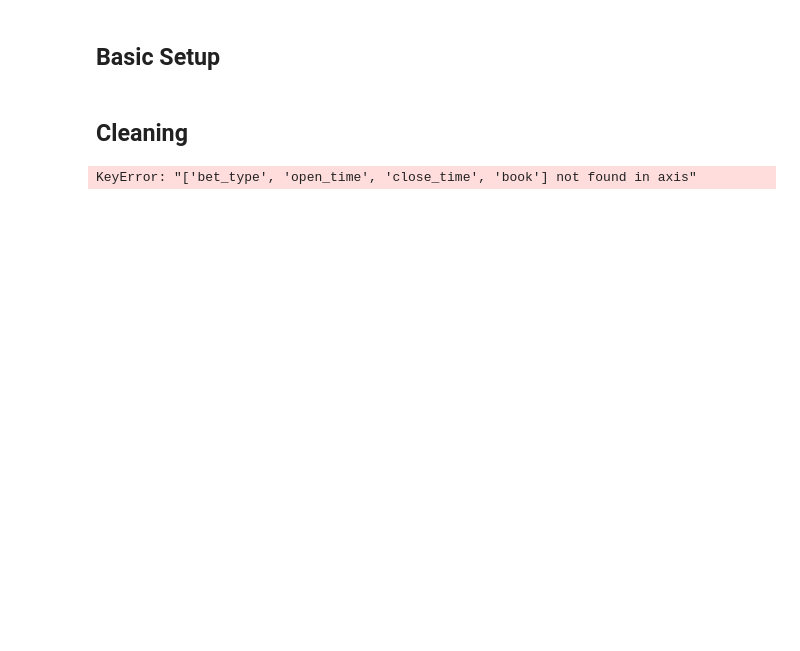
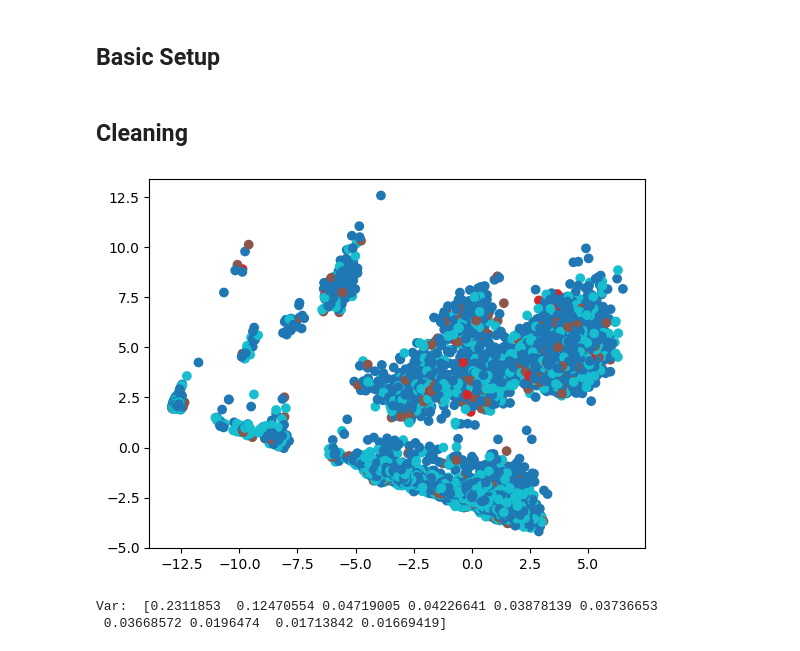
Before and after one commit to 0Davos/CS3990-ML-Final-Project, a Jupyter notebook: main.ipynb, the cells around one changed output. Saved outputs shown, nothing was run; the diff lists cells and outputs as text; code cells hidden in the pictures; blank space fills up the shorter version.

Commit message:
PCA and visualizing correlation junk

```diff
--- a/main.ipynb
+++ b/main.ipynb
@@ -2,15 +2,50 @@
 ## Basic Setup
 # %%
 import pandas as pd
+import numpy as np
+import matplotlib.pyplot as plt
+from sklearn.model_selection import train_test_split
+from sklearn.metrics import confusion_matrix, classification_report
+from sklearn.linear_model import LogisticRegression
+from sklearn.tree import DecisionTreeClassifier
+from sklearn.svm import SVC
+from sklearn.ensemble import RandomForestClassifier
+from sklearn.decomposition import PCA
+
+from sklearn.preprocessing import StandardScaler
 
 
-csv_file_path = 'clean_merged_playerdata_with_weather-2.csv'
+csv_file_path = 'clean_merged_playerdata_with_weather.csv'
 
 df = pd.read_csv(csv_file_path)
 # %% [markdown]
 ## Cleaning
 # %%
-df = df.drop(["bet_type", "open_time", "close_time", "book"], axis=1)
-df.head()
+df = df.drop(["tie_rule", "bet_type", "open_time", "close_time", "book"], axis=1)
-# %% [output]
-KeyError: "['bet_type', 'open_time', 'close_time', 'book'] not found in axis"
+# %%
+df_copy = df.copy()
+df_copy = df_copy.drop(["p1_outcome", "p2_outcome", "p3_outcome",
+                        "p1_player_name", "p2_player_name", "p3_player_name",
+                        "p1_outcome_text", "p2_outcome_text", "p3_outcome_text",
+                        "event_completed", "event_name", "wx_conditions", "wx_icon",
+                        "wx_datetime_hour", "odds", "tour_p1"], axis=1)
+
+pd.set_option("display.max_columns", None)
+
+df_copy = df_copy.select_dtypes(include=['number'])
+df_copy = df_copy.fillna(0)
+
+scaler = StandardScaler()
+X_scaled = scaler.fit_transform(df_copy)
+
+pca = PCA(n_components=10)
+transformed_data = pca.fit_transform(X_scaled)
+
+plt.scatter(transformed_data[:, 0], transformed_data[:, 1], c=df["p1_outcome"], cmap="tab10")
+plt.show()
+
+print("Var: ", pca.explained_variance_ratio_)
+# %% [output]
+[figure, added]
+Var:  [0.2311853  0.12470554 0.04719005 0.04226641 0.03878139 0.03736653
+ 0.03668572 0.0196474  0.01713842 0.01669419]
```
Also changed, not shown: parts of 1 cell of this notebook.
